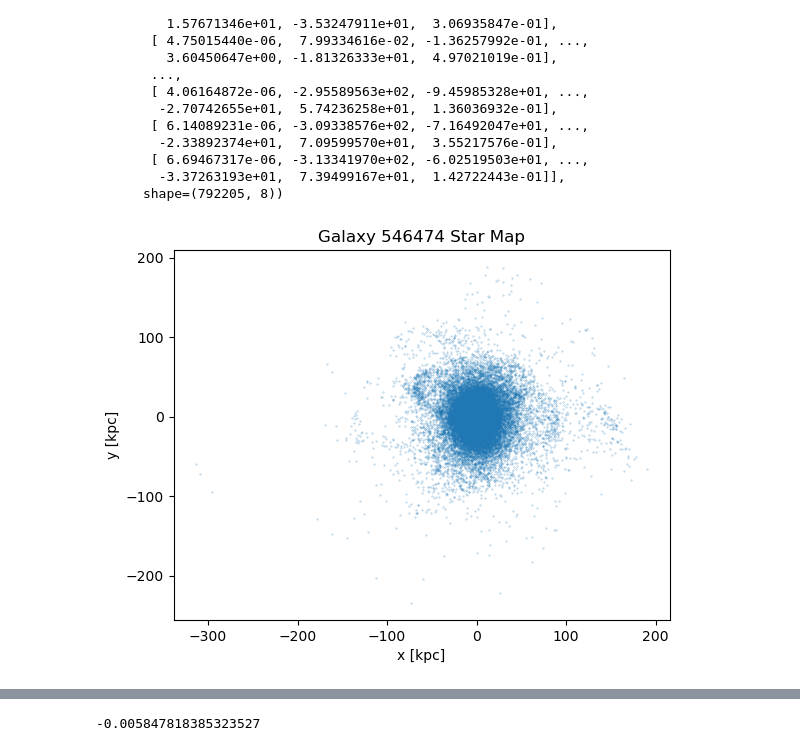
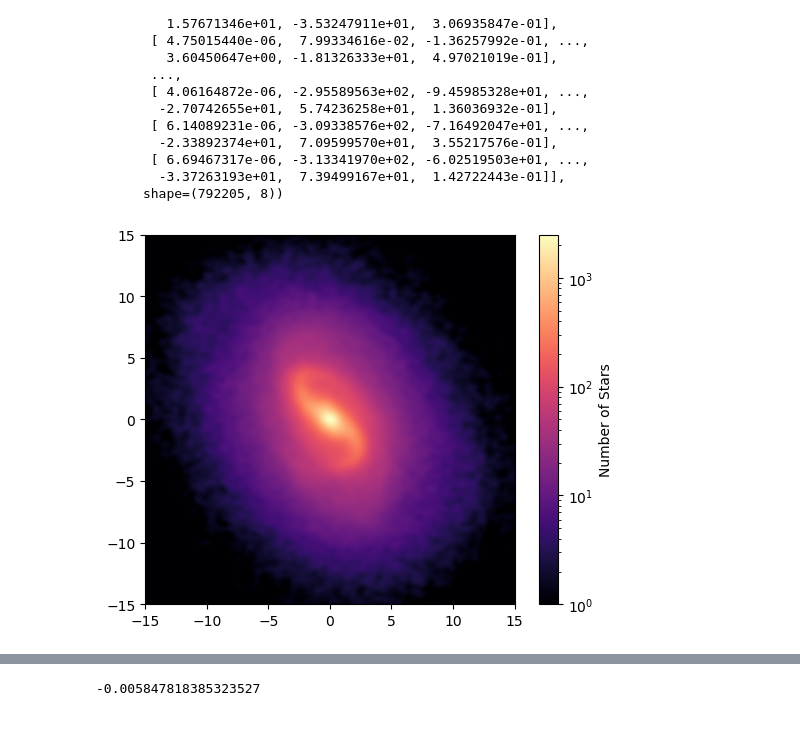
Before and after one commit to Alverd02/Kinematic-Signatures-of-Bars-and-Spirals-in-TNG50-Galaxies, a Jupyter notebook: Kinematic Signatures of Bars and Spirals in TNG50 Galaxies.ipynb, the cells around one changed output, grey strips where cells are left out. Cells and saved outputs as stored; diff of their text form; code cells hidden in the pictures.

Commit message:
Density of stars plot

```diff
--- a/Kinematic Signatures of Bars and Spirals in TNG50 Galaxies.ipynb
+++ b/Kinematic Signatures of Bars and Spirals in TNG50 Galaxies.ipynb
@@ -81,16 +84,33 @@ array([[ 3.96512041e-06,  8.65476046e-02, -6.59075853e-02, ...,
       shape=(792205, 8))
 # %%
 data = np.loadtxt('discs/stars_'+str(nameid)+'_snap_'+str(snapnum)+'.txt')
+
 x = data[:, 1]
 y = data[:, 2]
 
-plt.scatter(x, y, s=0.1, alpha=0.5) # s=0.1 makes the points small so you can see the shape
-plt.xlabel('x [kpc]')
-plt.ylabel('y [kpc]')
-plt.title(f'Galaxy {nameid} Star Map')
+grid_resolution = 3000
+
+ret = binned_statistic_2d(x, y,
+    None,            # Values to calculate (None because we are just counting)
+    statistic='count',
+    bins=grid_resolution
+)
+
+density_map = ret.statistic
+x_edges = ret.x_edge
+y_edges = ret.y_edge
+
+smoothed_density = gaussian_filter(density_map, sigma=1.5)
+
+limit = 15  # Adjust this based on your galaxy's expected size
+plt.xlim(-limit, limit)
+plt.ylim(-limit, limit)
+
+plt.imshow(smoothed_density.T, origin='lower', extent=[x_edges[0], x_edges[-1], y_edges[0], y_edges[-1]],cmap='magma',norm=LogNorm(vmin=1))
+plt.colorbar(label='Number of Stars')
 plt.show()
 # %% [output]
-[figure, old version]
+[figure, new version]
 # %%
 #quasi shrinking sphere algorithm to center galaxies in TNG (for first use of shrinking sphere see Power+2003)
 #set of parameters that works ok RS=half mass radius for stars from TNG catalogues
```
Also changed, not shown: parts of 4 cells of this notebook, 1 other file.
